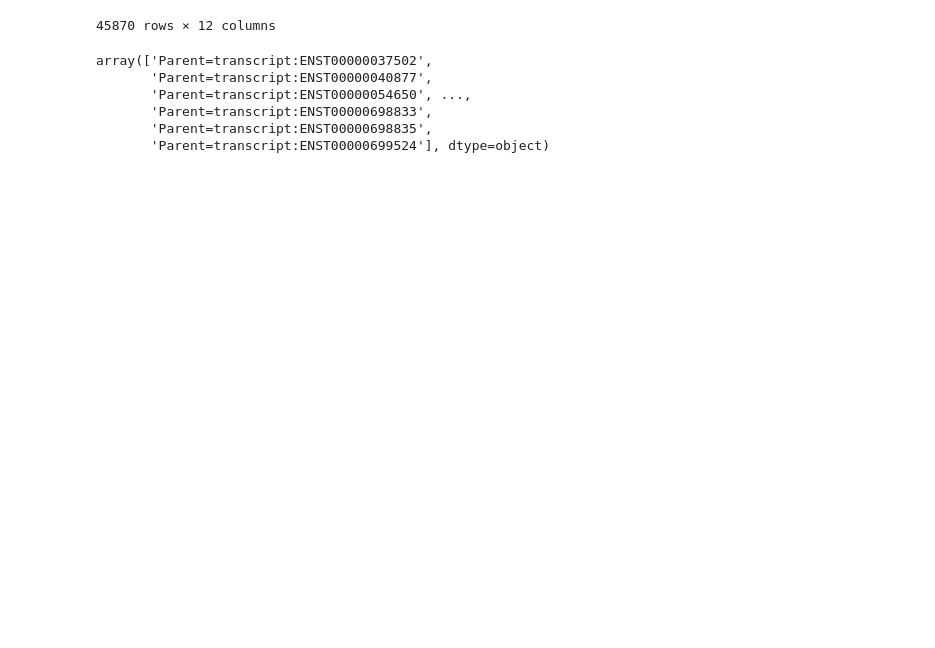
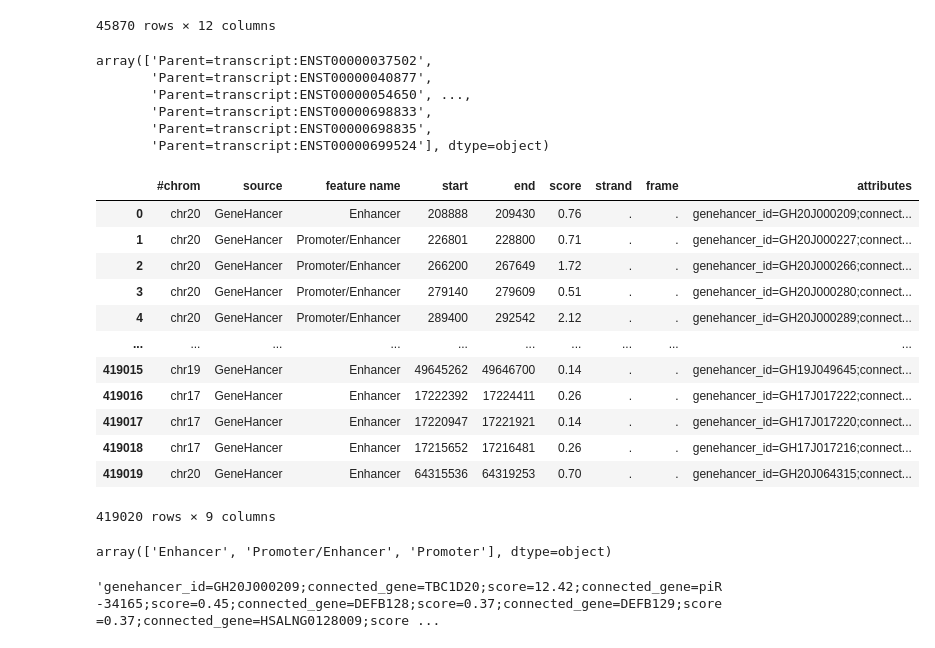
Before and after one commit to AndreSantos2000/A_map_of_privacy-sensitivity_in_human_genomes-main, a Jupyter notebook: jupyter_scripts/diseaseGenes/DG_fix.ipynb, the cells around one changed output. Saved outputs shown, nothing was run; the diff lists cells and outputs as text; code cells hidden in the pictures; blank space fills up the shorter version.

Commit message:
Disease Genes data-file treatment

```diff
--- a/jupyter_scripts/diseaseGenes/DG_fix.ipynb
+++ b/jupyter_scripts/diseaseGenes/DG_fix.ipynb
@@ -248,3 +248,30 @@ def calcCDS_dens(chromosomes_df, main_trcpts_df):
         cal_intronLength2(chr_onetrcpt)
 # %%
 calcCDS_dens(chromosomes, main_trcpts)
+# %%
+DiseaseGenes_read = "/home/andre/Documents/trabalho/datasets/Disease_genes/GeneHancer/GeneHancer_v5.20.gff"
+DiseaseGenes_df = pd.read_csv(DiseaseGenes_read, sep="\t")
+# %%
+DiseaseGenes_df
+# %% [output]
+|  | #chrom | source | feature name | start | end | score | strand | frame | attributes |
+| 0 | chr20 | GeneHancer | Enhancer | 208888 | 209430 | 0.76 | . | . | genehancer_id=GH20J000209;connect... |
+| 1 | chr20 | GeneHancer | Promoter/Enhancer | 226801 | 228800 | 0.71 | . | . | genehancer_id=GH20J000227;connect... |
+| 2 | chr20 | GeneHancer | Promoter/Enhancer | 266200 | 267649 | 1.72 | . | . | genehancer_id=GH20J000266;connect... |
+| 3 | chr20 | GeneHancer | Promoter/Enhancer | 279140 | 279609 | 0.51 | . | . | genehancer_id=GH20J000280;connect... |
+| 4 | chr20 | GeneHancer | Promoter/Enhancer | 289400 | 292542 | 2.12 | . | . | genehancer_id=GH20J000289;connect... |
+| ... | ... | ... | ... | ... | ... | ... | ... | ... | ... |
+| 419015 | chr19 | GeneHancer | Enhancer | 49645262 | 49646700 | 0.14 | . | . | genehancer_id=GH19J049645;connect... |
+| 419016 | chr17 | GeneHancer | Enhancer | 17222392 | 17224411 | 0.26 | . | . | genehancer_id=GH17J017222;connect... |
+| 419017 | chr17 | GeneHancer | Enhancer | 17220947 | 17221921 | 0.14 | . | . | genehancer_id=GH17J017220;connect... |
+| 419018 | chr17 | GeneHancer | Enhancer | 17215652 | 17216481 | 0.26 | . | . | genehancer_id=GH17J017216;connect... |
+| 419019 | chr20 | GeneHancer | Enhancer | 64315536 | 64319253 | 0.70 | . | . | genehancer_id=GH20J064315;connect... |
+419020 rows × 9 columns
+# %%
+DiseaseGenes_df["feature name"].unique()
+# %% [output]
+array(['Enhancer', 'Promoter/Enhancer', 'Promoter'], dtype=object)
+# %%
+DiseaseGenes_df["attributes"][0]
+# %% [output]
+'genehancer_id=GH20J000209;connected_gene=TBC1D20;score=12.42;connected_gene=piR-34165;score=0.45;connected_gene=DEFB128;score=0.37;connected_gene=DEFB129;score=0.37;connected_gene=HSALNG0128009;score ...
```
